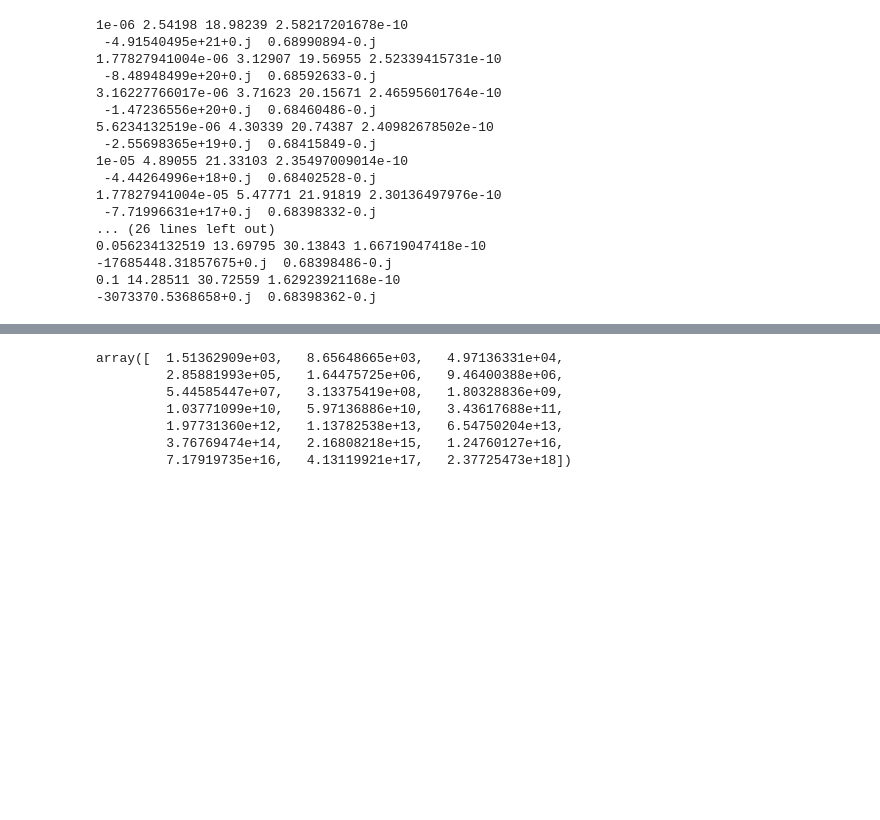
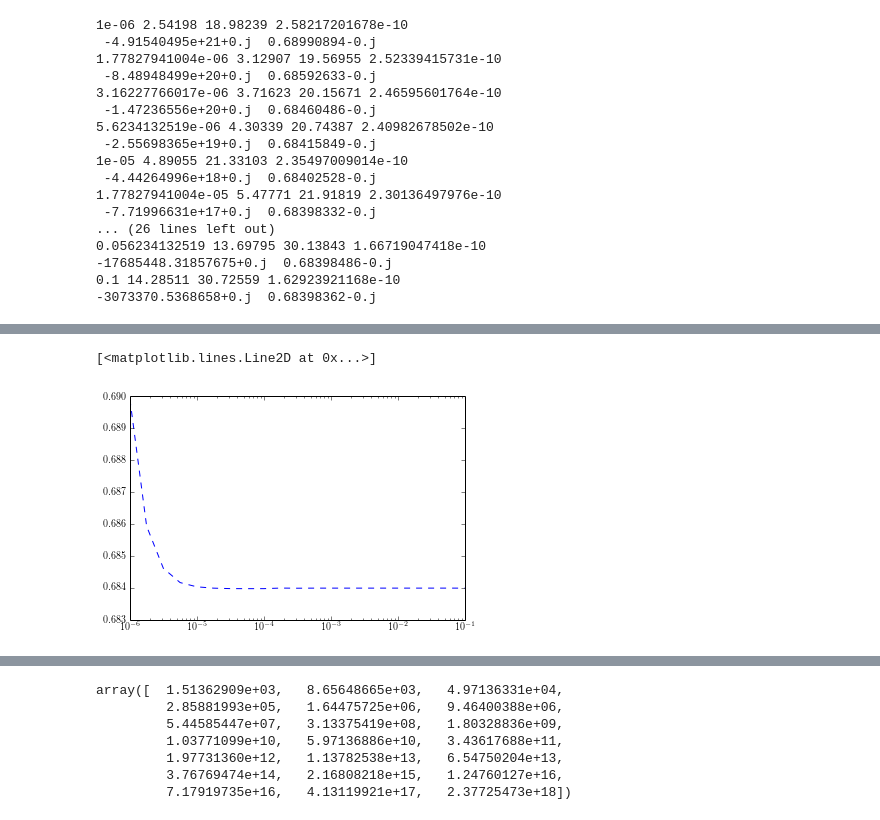
Before and after one commit to rahulporuri/project_work, a Jupyter notebook: power_law/bi-spectrum/squeezed_limit/tensor_bi-spectrum_squeezed_limit.ipynb, the cells around one changed output, grey strips where cells are left out. Cells and saved outputs as stored; diff of their text form; code cells hidden in the pictures; blank space fills up the shorter version.

```diff
--- a/power_law/bi-spectrum/squeezed_limit/tensor_bi-spectrum_squeezed_limit.ipynb
+++ b/power_law/bi-spectrum/squeezed_limit/tensor_bi-spectrum_squeezed_limit.ipynb
@@ -298,0 +305,5 @@ data = numpy.array([[1e-06, 2.58217201678e-10, -4.91540495e+21,  0.68990894],
+# %%
+plt.semilogx(data[:,0], data[:,3],'--')
+# %% [output]
+[<matplotlib.lines.Line2D at 0x...>]
+[figure, added]
```
Also changed, not shown: parts of 2 cells of this notebook.
